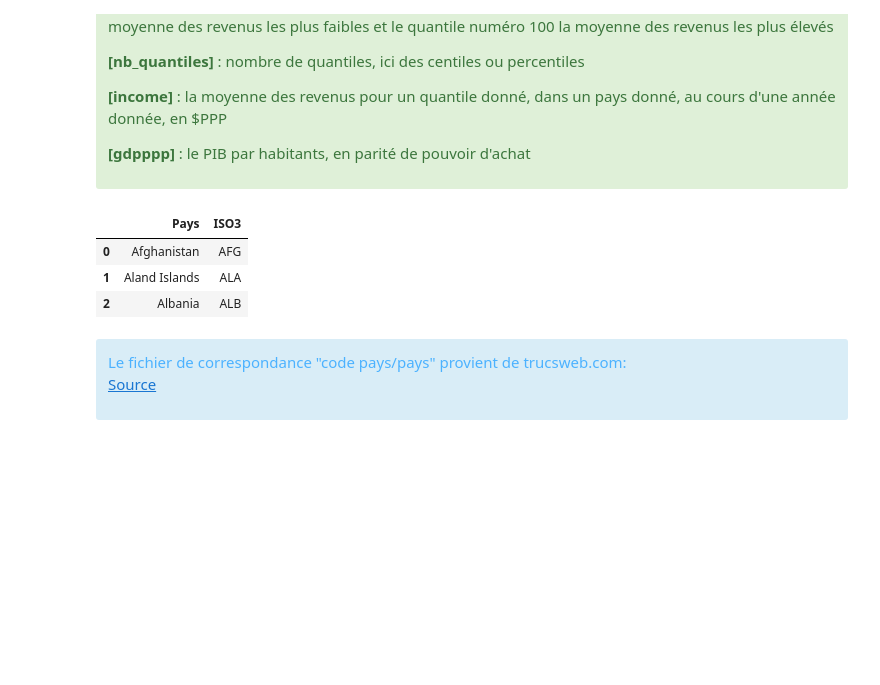
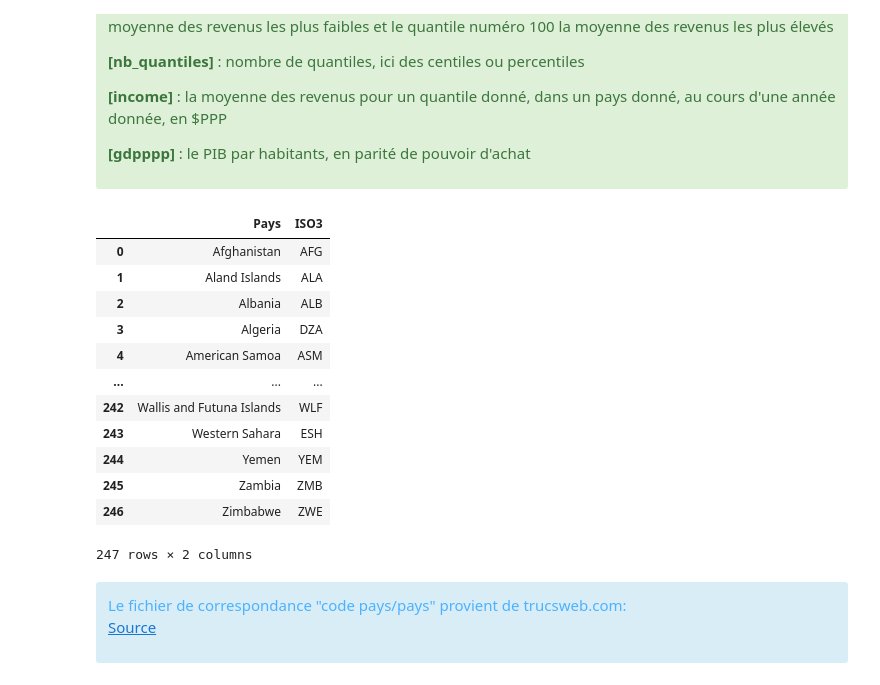
Before and after one commit to ROWAIDAK/P7-Effectuez-une-pr-diction-de-revenus, a Jupyter notebook: P7_01_Code_Rowaida.ipynb, the cells around one changed output. Drawn from its saved outputs; the diff is of its cells as text; code cells hidden in the pictures; blank space fills up the shorter version.

```diff
--- a/P7_01_Code_Rowaida.ipynb
+++ b/P7_01_Code_Rowaida.ipynb
@@ -105,13 +105,22 @@ df
 # %%
 # Chargement du fichier de correspondance Code ISO et nom du pays en anglais
 code_pays = pd.read_csv("data/country_code.csv")
 code_pays = code_pays[['Pays', 'ISO3']]
-code_pays.head(3)
+code_pays
 # %% [output]
 |  | Pays | ISO3 |
 | 0 | Afghanistan | AFG |
 | 1 | Aland Islands | ALA |
 | 2 | Albania | ALB |
+| 3 | Algeria | DZA |
+| 4 | American Samoa | ASM |
+| ... | ... | ... |
+| 242 | Wallis and Futuna Islands | WLF |
+| 243 | Western Sahara | ESH |
+| 244 | Yemen | YEM |
+| 245 | Zambia | ZMB |
+| 246 | Zimbabwe | ZWE |
+247 rows × 2 columns
 # %% [markdown]
 <div class="admonition note alert alert-info" style="color:#4cb2ff">
 
```
Also changed, not shown: parts of 16 cells of this notebook.
